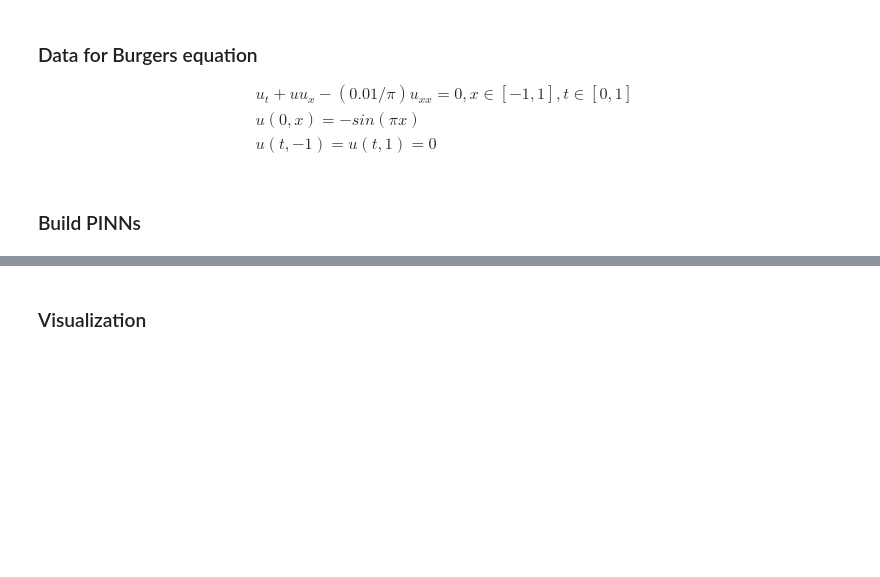
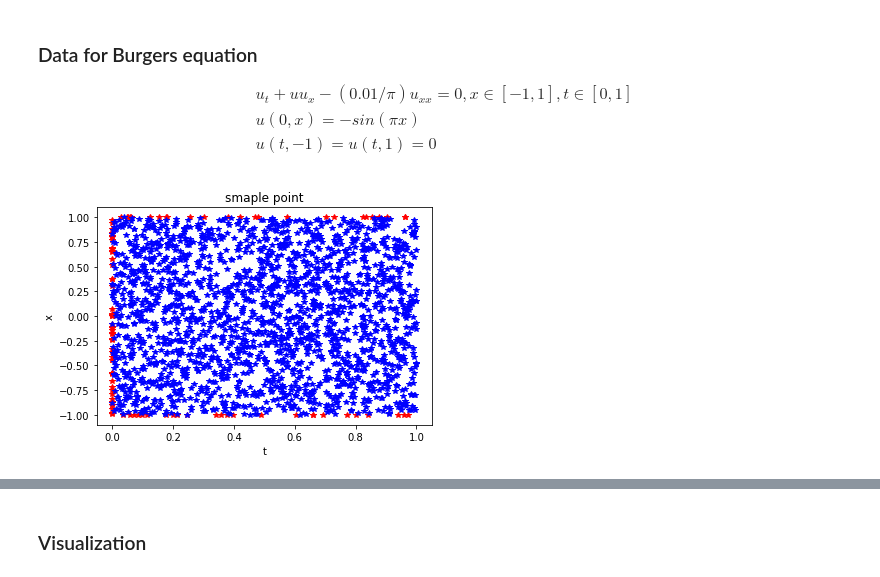
Before and after one commit to caizihuahua/Reading_Material, a Jupyter notebook: notebook/burgers.ipynb, the cells around one changed output, grey strips where cells are left out. Cells and saved outputs as stored; diff of their text form; code cells hidden in the pictures; blank space fills up the shorter version.

```diff
--- a/notebook/burgers.ipynb
+++ b/notebook/burgers.ipynb
@@ -80,2 +211,0 @@ u = tf.concat([u_0,u_b],axis=0)
-# %% [markdown]
-### Build PINNs
@@ -202,3 +212,13 @@ class PINN(tf.keras.Model):
+# %%
+plt.ylabel("x")
+plt.xlabel("t")
+plt.title("smaple point")
+plt.plot(t_0,x_0,"*",color="r")
+plt.plot(t_b,x_b,"*",color="r")
+plt.plot(t_r,x_r,"*",color="b")
+plt.savefig("sample point")
+# %% [output]
+[figure, added]
 # %%
 pinn = PINN(t,x,u,t_r,x_r,lb,ub,
             in_dim,out_dim,width,depth,
```
Also changed, not shown: parts of 14 cells of this notebook, 2 other files.
